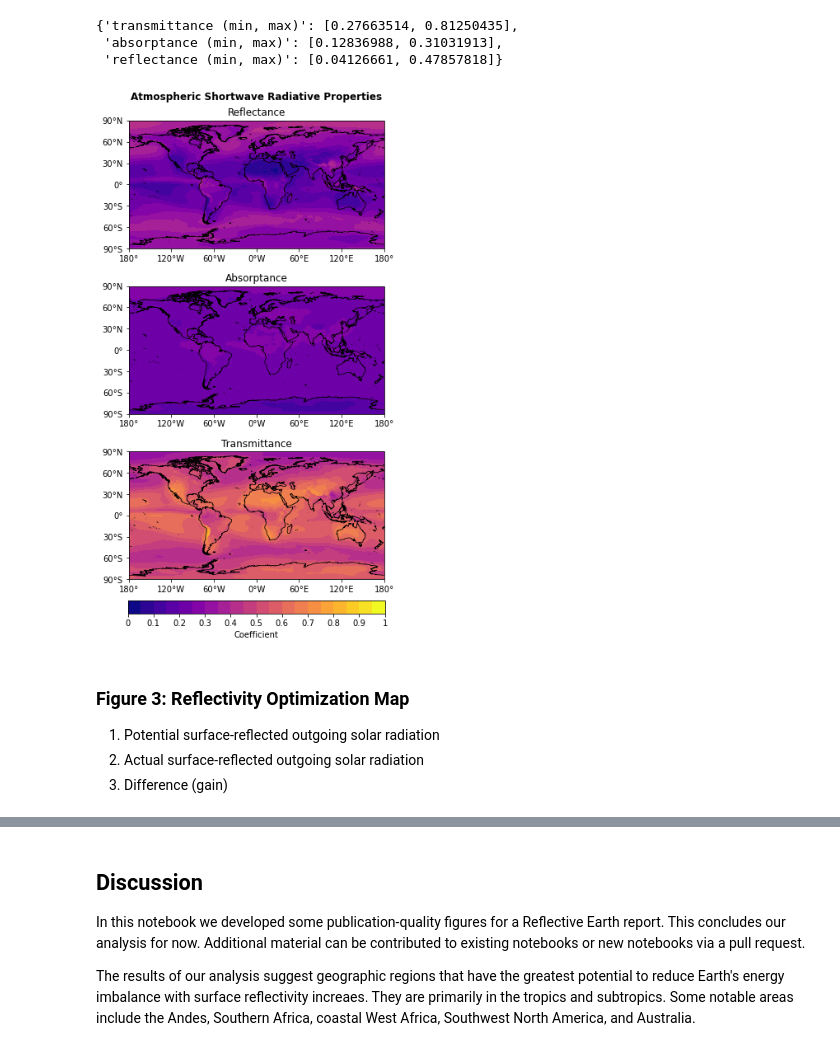
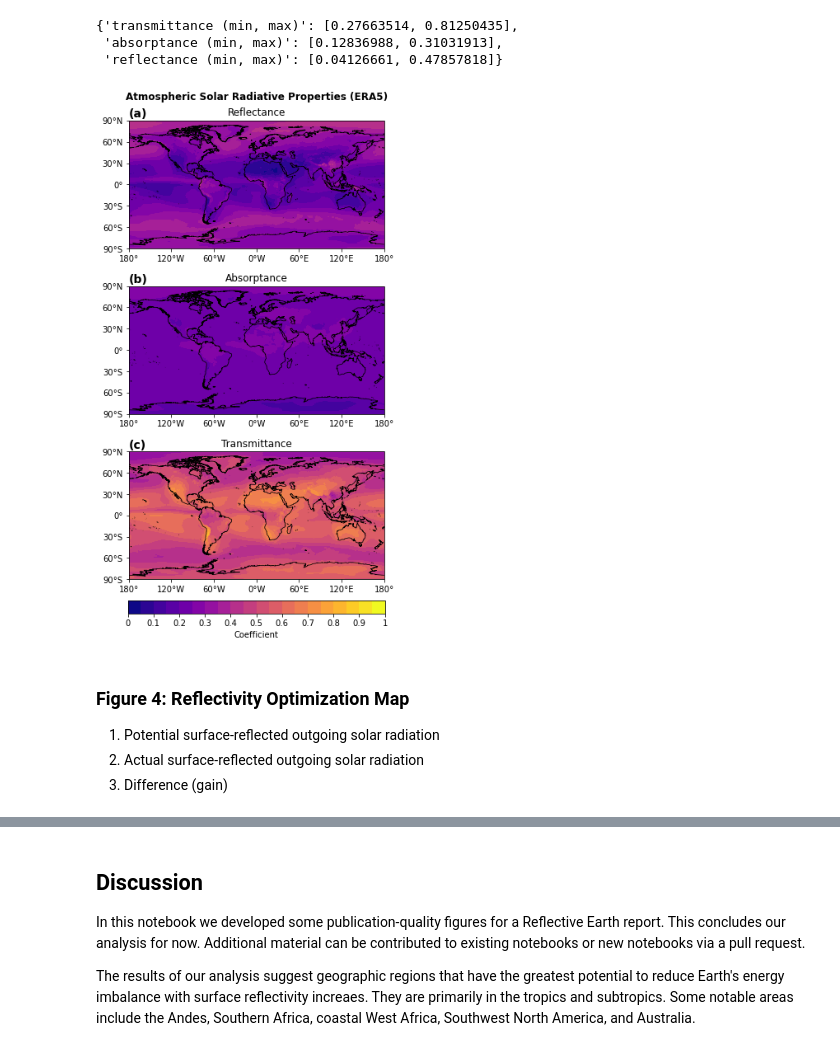
Before and after one commit to ReflectiveEarth/reflective-potential, a Jupyter notebook: notebooks/05-Visualize.ipynb, the cells around one changed output, grey strips where cells are left out. Cells and saved outputs as stored; diff of their text form; code cells hidden in the pictures.

```diff
--- a/notebooks/05-Visualize.ipynb
+++ b/notebooks/05-Visualize.ipynb
@@ -74,12 +74,12 @@ def get_data_gcs(bucket_name, file_name, file_path=".", user_project=None):
         blob.download_to_filename(filename=os.path.join(file_path, file_name))
 
 
-def plot_geodata(ax, lats, lons, data, levels, vmax, cmap, norm, title):
+def plot_geodata(ax, lats, lons, data, levels, vmin, vmax, cmap, norm, title):
     """Visualize geographic data."""
     lon_formatter = LongitudeFormatter(zero_direction_label=True)
     lat_formatter = LatitudeFormatter()
 
-    ax.contourf(lons, lats, data, levels, vmin=0, vmax=vmax,
+    ax.contourf(lons, lats, data, levels, vmin=vmin, vmax=vmax,
                 cmap=cmap, norm=norm, transform=ccrs.PlateCarree())
     ax.set_title(title)
     ax.coastlines("50m", linewidth=0.75)
@@ -163,35 +174,39 @@ absorptivity = rom_analysis.a.data
 # %%
 fig, axs = plt.subplots(3, 1, figsize=(11,10),
                         subplot_kw=dict(projection=ccrs.PlateCarree()))
 cmap = cm.plasma
 ax1 = axs[0]
 ax2 = axs[1]
 ax3 = axs[2]
 
 levels = [0.0, 0.05, 0.1, 0.15, 0.2, 0.25, 0.3, 0.35, 0.4, 0.45, 0.5,
           0.55, 0.6, 0.65, 0.7, 0.75, 0.8, 0.85, 0.9, 0.95, 1.0]
 norm = colors.BoundaryNorm(boundaries=levels, ncolors=cmap.N)
 
-plot_geodata(ax1, lats, lons, reflectivity, levels, 1, cmap, norm, "Reflectance")
-plot_geodata(ax2, lats, lons, absorptivity, levels, 1, cmap, norm, "Absorptance")
-plot_geodata(ax3, lats, lons, transmissivity, levels, 1, cmap, norm, "Transmittance")
+plot_geodata(ax1, lats, lons, reflectivity, levels, 0, 1, cmap, norm, "Reflectance")
+plot_geodata(ax2, lats, lons, absorptivity, levels, 0, 1, cmap, norm, "Absorptance")
+plot_geodata(ax3, lats, lons, transmissivity, levels, 0, 1, cmap, norm, "Transmittance")
+
+ax1.text(-180, 95, "(a)", fontsize=14, fontweight="bold")
+ax2.text(-180, 95, "(b)", fontsize=14, fontweight="bold")
+ax3.text(-180, 95, "(c)", fontsize=14, fontweight="bold")
 
 fig.tight_layout(pad=2.0)
-fig.suptitle("Atmospheric Shortwave Radiative Properties",
+fig.suptitle("Atmospheric Solar Radiative Properties (ERA5)",
              y=0.999, fontweight="bold")
 cbar = fig.colorbar(cm.ScalarMappable(norm=norm, cmap=cmap), ax=axs,
                     orientation='horizontal', fraction=.1, shrink=0.415, pad=0.04)
 cbar.ax.xaxis.set_ticks([0.0, 0.1, 0.2, 0.3, 0.4, 0.5, 0.6, 0.7, 0.8, 0.9, 1.0])
 cbar.ax.xaxis.set_ticklabels(["0", "0.1", "0.2", "0.3", "0.4", "0.5",
                               "0.6", "0.7", "0.8", "0.9", "1"])
 cbar.set_label("Coefficient")
-plt.savefig(os.path.join(data_dir, "RER1_Fig2.png"),
+plt.savefig(os.path.join(data_dir, "ERL_Fig3.png"),
             dpi=300, bbox_inches="tight",
             facecolor='white')
 # %% [output]
-[figure, old version]
+[figure, new version]
 # %% [markdown]
-### Figure 3: Reflectivity Optimization Map
+### Figure 4: Reflectivity Optimization Map
 
 1. Potential surface-reflected outgoing solar radiation
 2. Actual surface-reflected outgoing solar radiation
```
Also changed, not shown: parts of 12 cells of this notebook.
